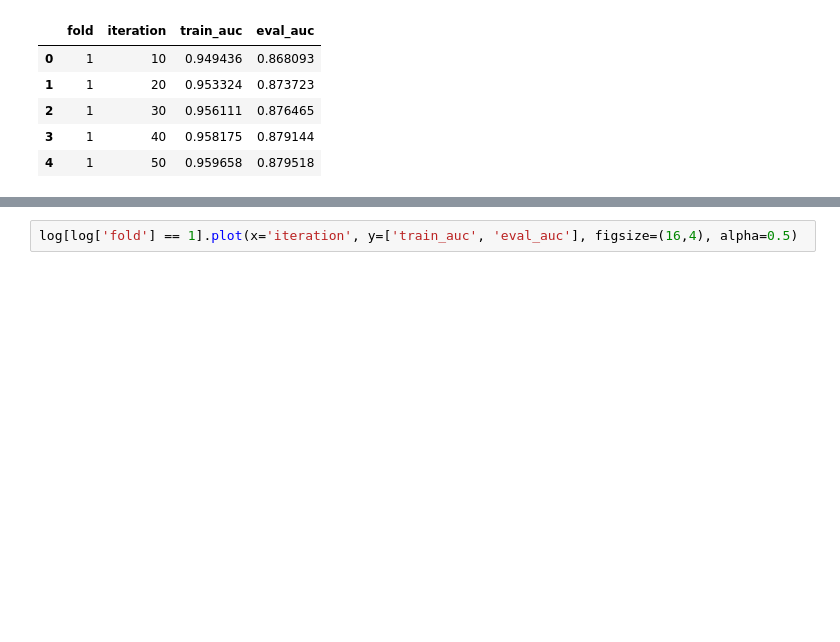
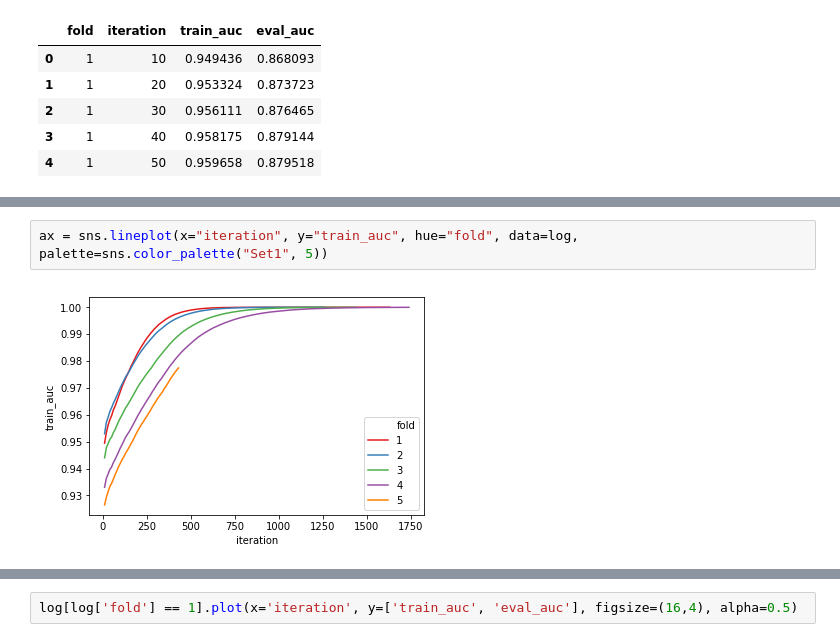
Before and after one commit to yota-p/02-ieee-fraud-detection, a Jupyter notebook: notebooks/00-debug.ipynb, the cells around one changed output, grey strips where cells are left out. Drawn from its saved outputs; the diff is of its cells as text; blank space fills up the shorter version.

```diff
--- a/notebooks/00-debug.ipynb
+++ b/notebooks/00-debug.ipynb
@@ -53,0 +71,4 @@ log.shape
+# %%
+ax = sns.lineplot(x="iteration", y="train_auc", hue="fold", data=log, palette=sns.color_palette("Set1", 5))
+# %% [output]
+[figure, added]
```
Also changed, not shown: parts of 5 cells of this notebook, 9 other files.
